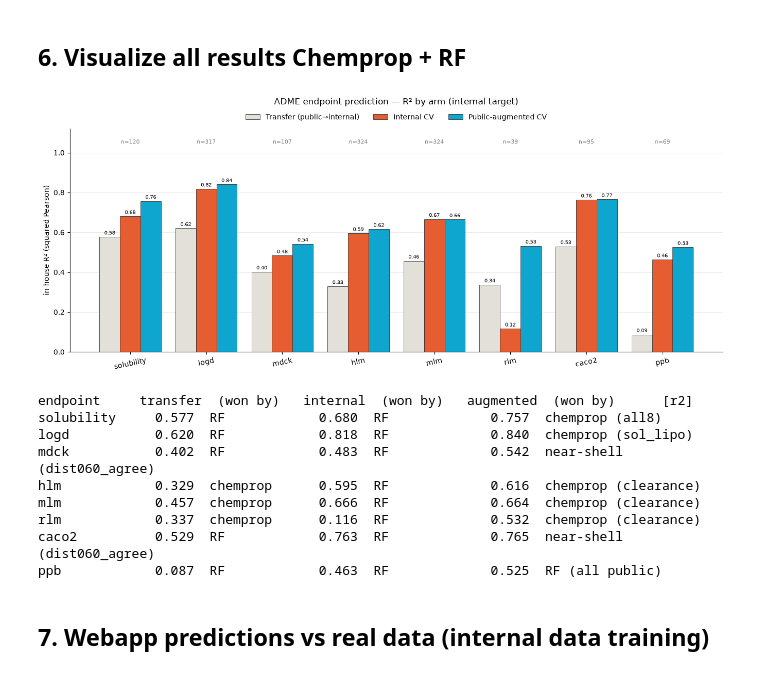
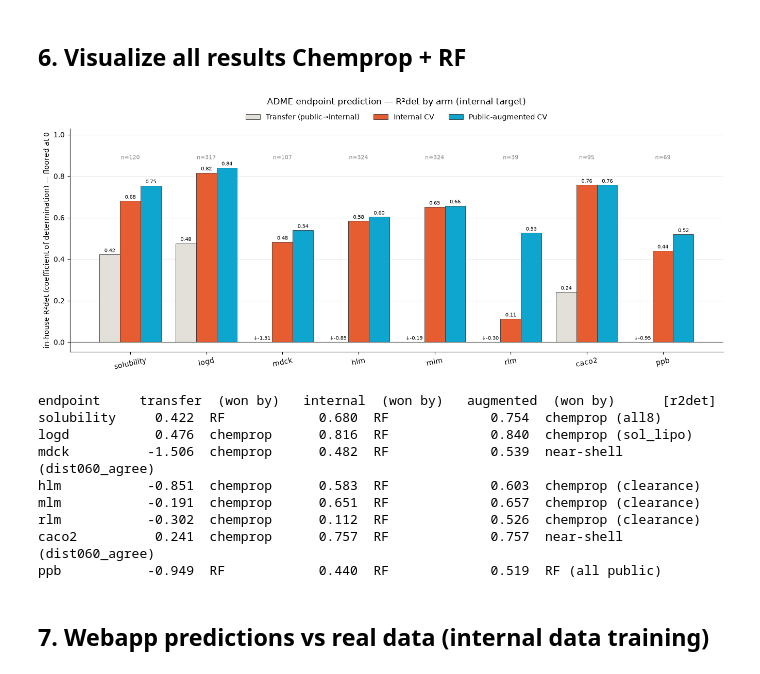
Before and after one commit to gtamo39/ADME_ML, a Jupyter notebook: vignettes/Multitask_adme_preds.ipynb, the cells around one changed output. Drawn from its saved outputs; the diff is of its cells as text; code cells hidden in the pictures.

```diff
--- a/vignettes/Multitask_adme_preds.ipynb
+++ b/vignettes/Multitask_adme_preds.ipynb
@@ -654,7 +672,7 @@ q
 EPS = ['solubility', 'logd', 'mdck', 'hlm', 'mlm', 'rlm', 'caco2', 'ppb']
 
 # choose the metric: 'r2' = squared Pearson (affine-invariant) | 'r2det' = coefficient of determination (calibration-sensitive)
-METRIC = 'r2'
+METRIC = 'r2det'
 CLIP0  = True          # floor negative R2det bars at 0 for readability; labels still show the TRUE value (prefixed ↓)
 _bx_ml = {'r2': 'in-house R² (squared Pearson)', 'r2det': 'in-house R²det (coefficient of determination)'}
 _bx_mt = {'r2': 'R²', 'r2det': 'R²det'}
@@ -731,43 +749,43 @@ _bx_b3 = _bx_ax.bar(_bx_x + _bx_w, _bx_db, _bx_w, label='Public-augmented CV',
 for _bx_bar, _bx_src in ((_bx_b1, _bx_transfer), (_bx_b2, _bx_internal), (_bx_b3, _bx_best)):
     _bx_ax.bar_label(_bx_bar, labels=_bx_tags(_bx_src), fontsize=7.5, padding=1.5)
 
 # zero reference line whenever bars go below it
 if _bx_lo < 0:
     _bx_ax.axhline(0, color='#444', lw=0.8, zorder=1)
 
 # per-endpoint n across the top
 for _bx_i, _bx_ep in enumerate(EPS):
     _bx_ax.annotate(f"n={_bx_rf[_bx_ep]['internal_cv_metrics']['n_test']}", (_bx_x[_bx_i], _bx_ny), ha='center',
                     fontsize=8, color='grey')
 
 _bx_ax.set_xticks(_bx_x); _bx_ax.set_xticklabels(EPS, rotation=12)
 _bx_ax.set_ylabel(_bx_ml[METRIC] + (' — floored at 0' if _bx_clip else '')); _bx_ax.set_ylim(_bx_lo, _bx_hi)
 _bx_ax.grid(axis='y', alpha=.25); _bx_ax.set_axisbelow(True)
 for _bx_spine in ('top', 'right'):
     _bx_ax.spines[_bx_spine].set_visible(False)
 
 # legend sits just above the axes; the title pad then clears it (no overlap)
 _bx_ax.legend(ncol=3, loc='lower center', bbox_to_anchor=(0.5, 1.005), frameon=False)
 _bx_ax.set_title(f'ADME endpoint prediction — {_bx_mt[METRIC]} by arm (internal target)', pad=34, fontsize=12)
 _bx_fig.tight_layout(); plt.show()
 
 # which model won each bar, per endpoint (kept off the figure to reduce clutter)
 print(f'endpoint     transfer  (won by)   internal  (won by)   augmented  (won by)      [{METRIC}]')
 for _bx_i, _bx_ep in enumerate(EPS):
     print(f"{_bx_ep:11}{_bx_transfer[_bx_i]:>9.3f}  {_bx_lbl[_bx_mt1[_bx_i]]:<11}"
           f"{_bx_internal[_bx_i]:>8.3f}  {_bx_lbl[_bx_mt2[_bx_i]]:<11}"
           f"{_bx_best[_bx_i]:>9.3f}  {_bx_lbl[_bx_method[_bx_i]]} ({_bx_notes[_bx_i]})")
 # %% [output]
-[figure, old version]
+[figure, new version]
-endpoint     transfer  (won by)   internal  (won by)   augmented  (won by)      [r2]
-solubility     0.577  RF            0.680  RF             0.757  chemprop (all8)
-logd           0.620  RF            0.818  RF             0.840  chemprop (sol_lipo)
-mdck           0.402  RF            0.483  RF             0.542  near-shell (dist060_agree)
-hlm            0.329  chemprop      0.595  RF             0.616  chemprop (clearance)
-mlm            0.457  chemprop      0.666  RF             0.664  chemprop (clearance)
-rlm            0.337  chemprop      0.116  RF             0.532  chemprop (clearance)
-caco2          0.529  RF            0.763  RF             0.765  near-shell (dist060_agree)
-ppb            0.087  RF            0.463  RF             0.525  RF (all public)
+endpoint     transfer  (won by)   internal  (won by)   augmented  (won by)      [r2det]
+solubility     0.422  RF            0.680  RF             0.754  chemprop (all8)
+logd           0.476  chemprop      0.816  RF             0.840  chemprop (sol_lipo)
+mdck          -1.506  chemprop      0.482  RF             0.539  near-shell (dist060_agree)
+hlm           -0.851  chemprop      0.583  RF             0.603  chemprop (clearance)
+mlm           -0.191  chemprop      0.651  RF             0.657  chemprop (clearance)
+rlm           -0.302  chemprop      0.112  RF             0.526  chemprop (clearance)
+caco2          0.241  chemprop      0.757  RF             0.757  near-shell (dist060_agree)
+ppb           -0.949  RF            0.440  RF             0.519  RF (all public)
 # %% [markdown]
 ## 7. Webapp predictions vs real data (internal data training)
 # %%
```
Also changed, not shown: parts of 6 cells of this notebook, 13 other files.
